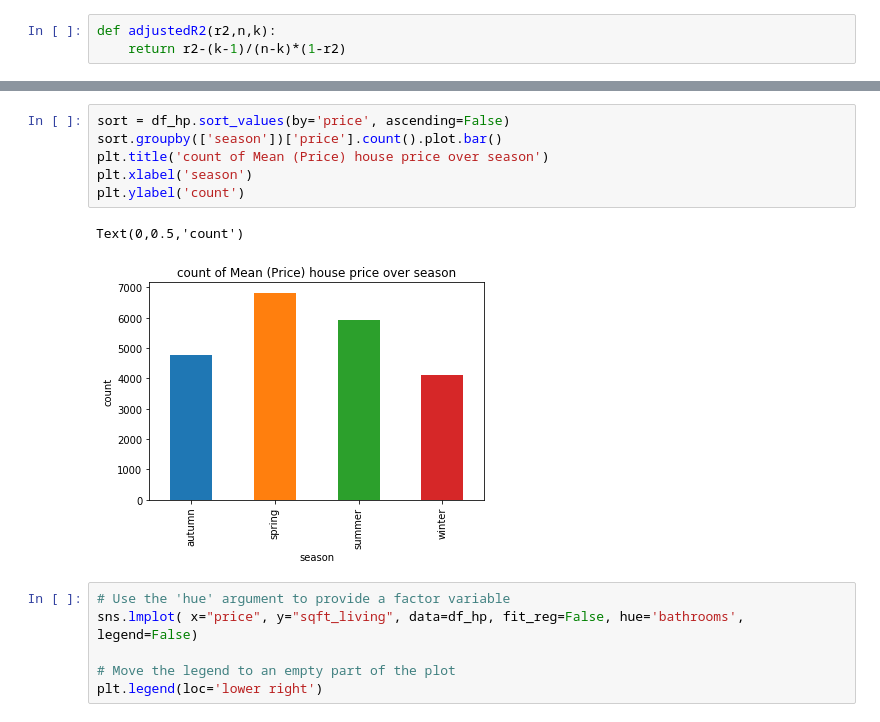
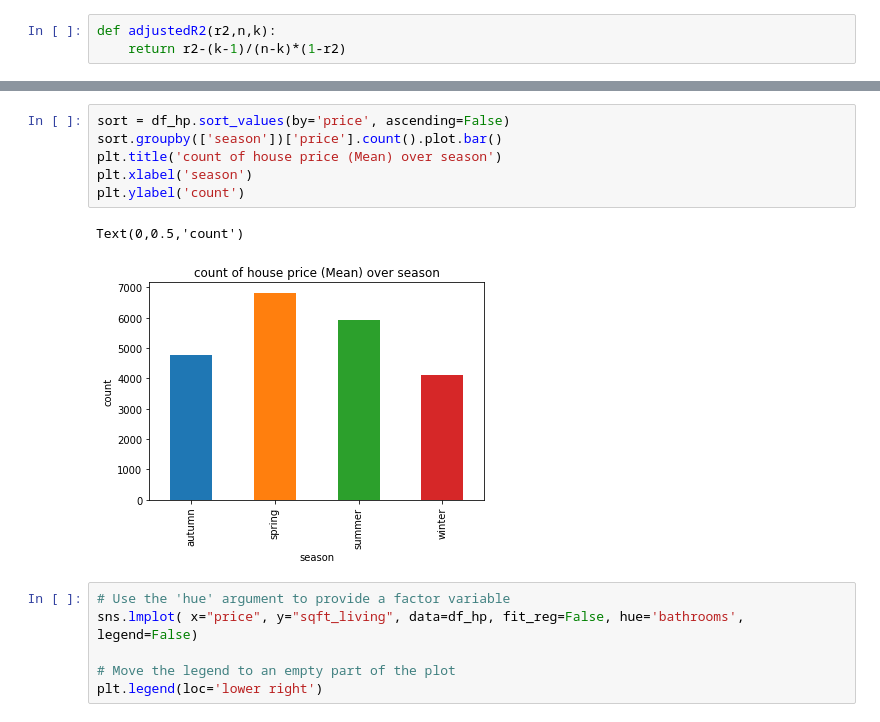
Before and after one commit to OliviaWan56/House-Price-Prediction-in-King-County, a Jupyter notebook: King House Price Prediction_rwan929.ipynb, the cells around one changed output, grey strips where cells are left out. Saved outputs shown, nothing was run; the diff lists cells and outputs as text.

```diff
--- a/King House Price Prediction_rwan929.ipynb
+++ b/King House Price Prediction_rwan929.ipynb
@@ -602,12 +531,12 @@ Coefficients: [-3.75363010e+04  5.16802050e+04  1.12697635e+02  1.45432944e-01
 # %%
 sort = df_hp.sort_values(by='price', ascending=False)
 sort.groupby(['season'])['price'].count().plot.bar()
-plt.title('count of Mean (Price) house price over season')
+plt.title('count of house price (Mean) over season')
 plt.xlabel('season')
 plt.ylabel('count')
 # %% [output]
 Text(0,0.5,'count')
-[figure, old version]
+[figure, new version]
 # %%
 # Use the 'hue' argument to provide a factor variable
 sns.lmplot( x="price", y="sqft_living", data=df_hp, fit_reg=False, hue='bathrooms', legend=False)
```
Also changed, not shown: parts of 48 cells of this notebook.
